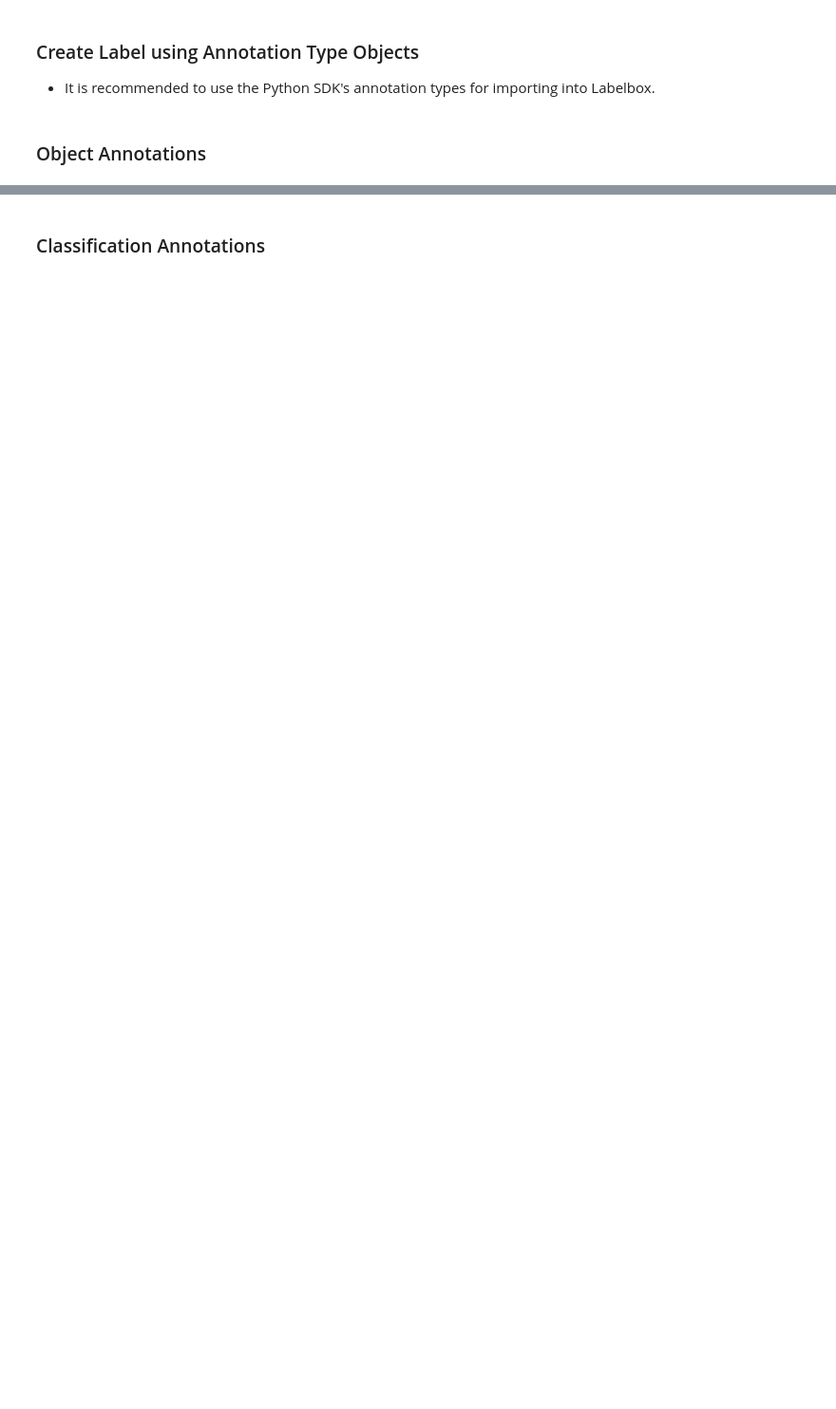
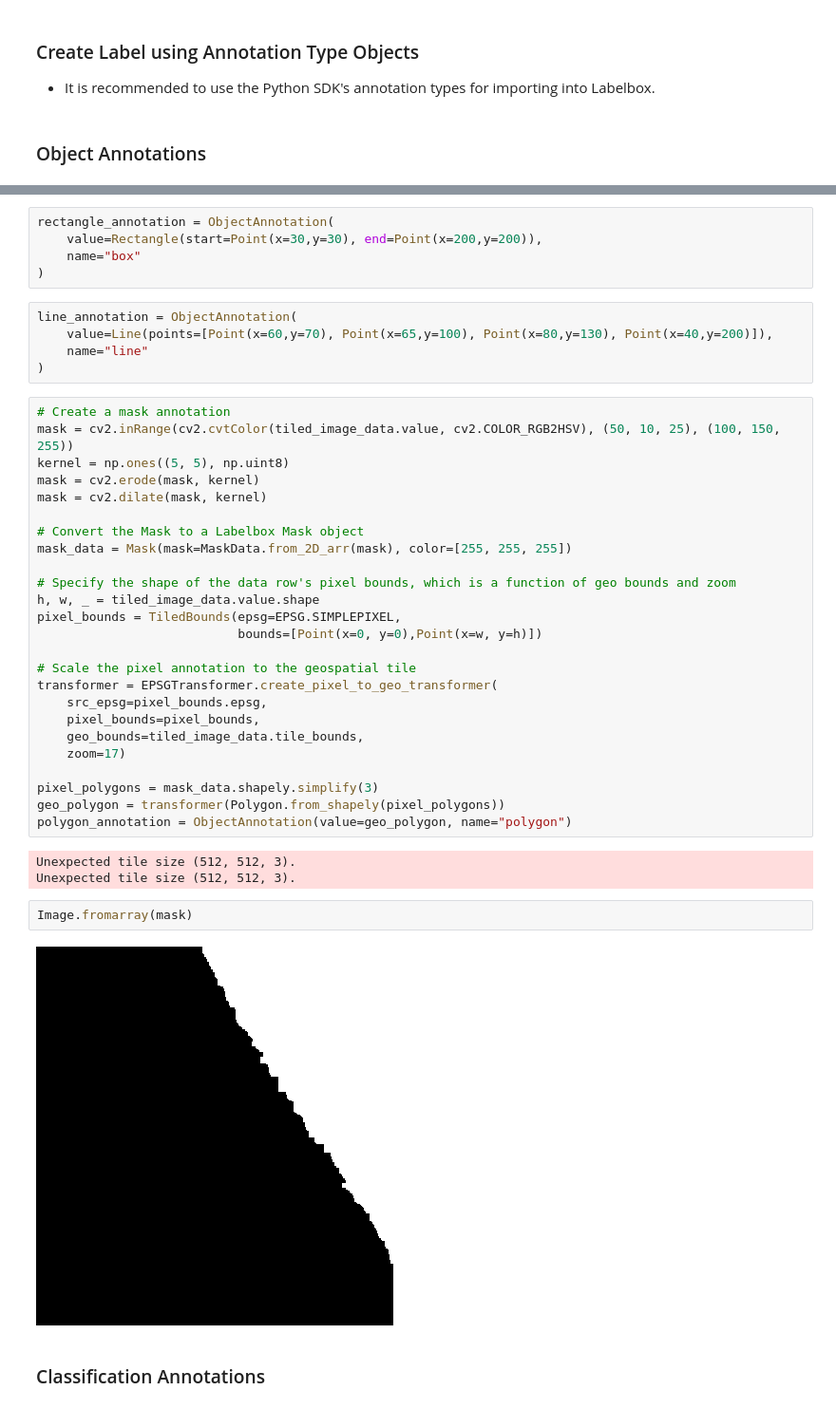
Before and after one commit to Labelbox/labelbox-python, a Jupyter notebook: examples/annotation_import/tiled.ipynb, the cells around one changed output, grey strips where cells are left out. Shown at 95% size. Drawn from its saved outputs; the diff is of its cells as text; blank space fills up the shorter version.

Commit message:
Updated annotation import tutorials to make more straightforward, fixed links

```diff
--- a/examples/annotation_import/tiled.ipynb
+++ b/examples/annotation_import/tiled.ipynb
@@ -165,2 +136,44 @@ def create_objects():
+# %%
+rectangle_annotation = ObjectAnnotation(
+    value=Rectangle(start=Point(x=30,y=30), end=Point(x=200,y=200)),
+    name="box"
+)
+# %%
+line_annotation = ObjectAnnotation(
+    value=Line(points=[Point(x=60,y=70), Point(x=65,y=100), Point(x=80,y=130), Point(x=40,y=200)]),
+    name="line"
+)
+# %%
+# Create a mask annotation
+mask = cv2.inRange(cv2.cvtColor(tiled_image_data.value, cv2.COLOR_RGB2HSV), (50, 10, 25), (100, 150, 255))
+kernel = np.ones((5, 5), np.uint8)
+mask = cv2.erode(mask, kernel)
+mask = cv2.dilate(mask, kernel)
+
+# Convert the Mask to a Labelbox Mask object
+mask_data = Mask(mask=MaskData.from_2D_arr(mask), color=[255, 255, 255])
+
+# Specify the shape of the data row's pixel bounds, which is a function of geo bounds and zoom
+h, w, _ = tiled_image_data.value.shape
+pixel_bounds = TiledBounds(epsg=EPSG.SIMPLEPIXEL,
+                           bounds=[Point(x=0, y=0),Point(x=w, y=h)])
+
+# Scale the pixel annotation to the geospatial tile
+transformer = EPSGTransformer.create_pixel_to_geo_transformer(
+    src_epsg=pixel_bounds.epsg,
+    pixel_bounds=pixel_bounds,
+    geo_bounds=tiled_image_data.tile_bounds,
+    zoom=17)
+
+pixel_polygons = mask_data.shapely.simplify(3)
+geo_polygon = transformer(Polygon.from_shapely(pixel_polygons))
+polygon_annotation = ObjectAnnotation(value=geo_polygon, name="polygon")
+# %% [output]
+Unexpected tile size (512, 512, 3).
+Unexpected tile size (512, 512, 3).
+# %%
+Image.fromarray(mask)
+# %% [output]
+[figure, added]
 # %% [markdown]
 ### Classification Annotations
```
Also changed, not shown: parts of 18 cells of this notebook, 1 other file.
